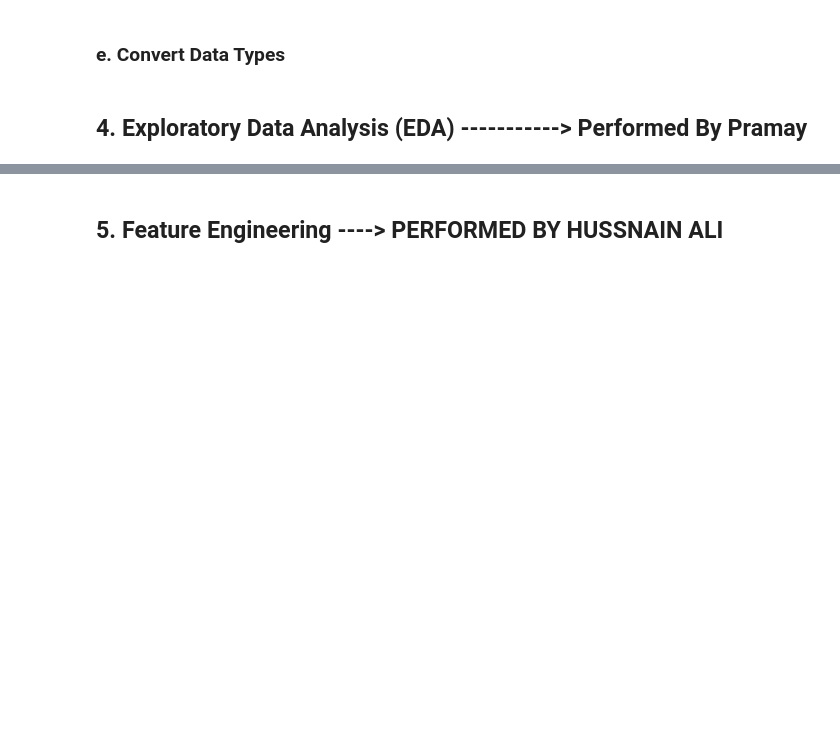
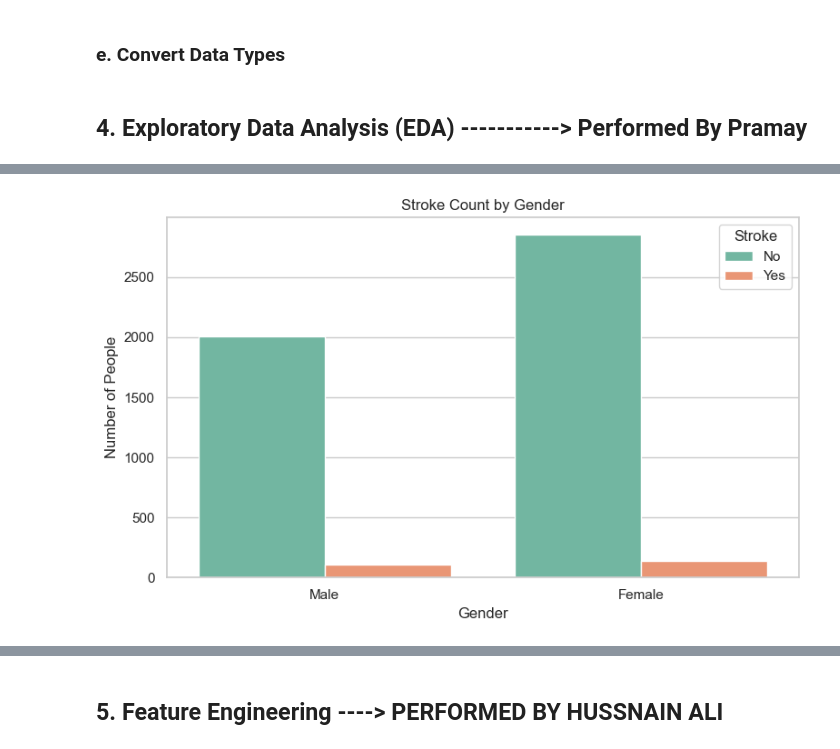
Before and after one commit to mirzahussnain/heart_stroke_prediction, a Jupyter notebook: code.ipynb, the cells around one changed output, grey strips where cells are left out. Saved outputs shown, nothing was run; the diff lists cells and outputs as text; code cells hidden in the pictures; blank space fills up the shorter version.

```diff
--- a/code.ipynb
+++ b/code.ipynb
@@ -186,0 +211,20 @@ explainaition of your visulization
+# %%
+
+# Load the dataset
+df = pd.read_csv("data/healthcare-dataset-stroke-data.csv")
+
+# Remove rows where gender is 'Other'
+df = df[df['gender'].isin(['Male', 'Female'])]
+
+# Plot
+sns.set(style="whitegrid")
+plt.figure(figsize=(8, 5))
+sns.countplot(data=df, x='gender', hue='stroke', palette='Set2')
+plt.title("Stroke Count by Gender")
+plt.xlabel("Gender")
+plt.ylabel("Number of People")
+plt.legend(title="Stroke", labels=["No", "Yes"])
+plt.tight_layout()
+plt.show()
+# %% [output]
+[figure, added]
```
Also changed, not shown: parts of 22 cells of this notebook, 11 other files.
